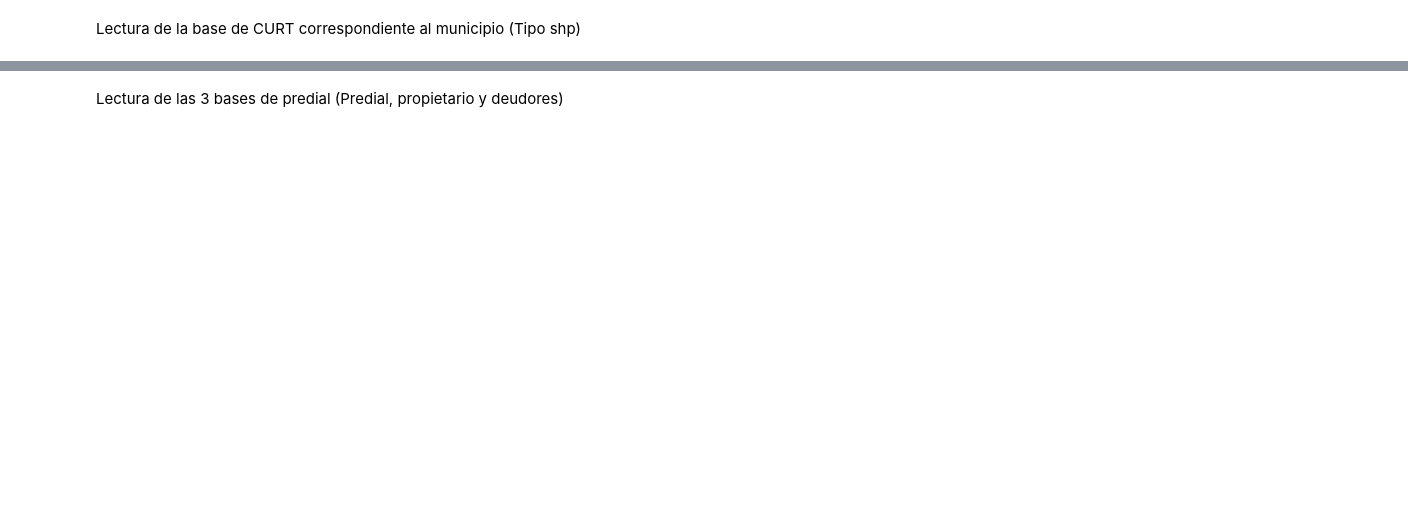
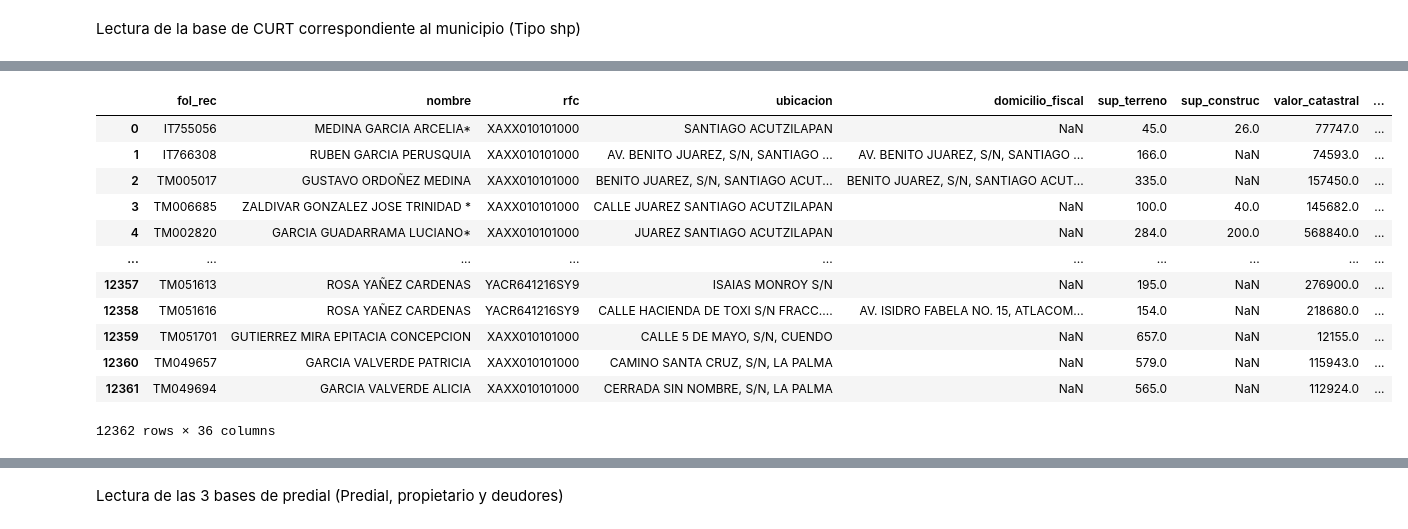
Before and after one commit to DiosLara/Newst_codes, a Jupyter notebook: preparacion_datos/copia_crucesxpredial.ipynb, the cells around one changed output, grey strips where cells are left out. Drawn from its saved outputs; the diff is of its cells as text; code cells hidden in the pictures; blank space fills up the shorter version.

```diff
--- a/preparacion_datos/copia_crucesxpredial.ipynb
+++ b/preparacion_datos/copia_crucesxpredial.ipynb
@@ -196,3 +427,24 @@ cruce_manzana
+# %%
+cruce_manzana = pd.merge(base_predial_n[['fol_rec', 'nombre', 'rfc', 'ubicacion', 'domicilio_fiscal',
+       'sup_terreno', 'sup_construc', 'valor_catastral', 'periodo',
+       'periodo_anual', 'fec_pago', 'importe', 'recargos', 'multas',
+       'descuento', 'fol_fisc_uuid', 'facturado', 'EJERCICIO_FISCAL',
+       'CLAVE_MANZ', 'CLAVE_PREDIO', 'CLAVE_CATASTRAL']], CURT_mun, left_on='CLAVE_MANZ', right_on='CLAVE_CATASTRAL', how='inner')
+cruce_manzana
+# %% [output]
+|  | fol_rec | nombre | rfc | ubicacion | domicilio_fiscal | sup_terreno | sup_construc | valor_catastral | ... |
+| 0 | IT755056 | MEDINA GARCIA ARCELIA* | XAXX010101000 | SANTIAGO ACUTZILAPAN | NaN | 45.0 | 26.0 | 77747.0 | ... |
+| 1 | IT766308 | RUBEN GARCIA PERUSQUIA | XAXX010101000 | AV. BENITO JUAREZ, S/N, SANTIAGO ... | AV. BENITO JUAREZ, S/N, SANTIAGO ... | 166.0 | NaN | 74593.0 | ... |
+| 2 | TM005017 | GUSTAVO ORDOÑEZ MEDINA | XAXX010101000 | BENITO JUAREZ, S/N, SANTIAGO ACUT... | BENITO JUAREZ, S/N, SANTIAGO ACUT... | 335.0 | NaN | 157450.0 | ... |
+| 3 | TM006685 | ZALDIVAR GONZALEZ JOSE TRINIDAD * | XAXX010101000 | CALLE JUAREZ SANTIAGO ACUTZILAPAN | NaN | 100.0 | 40.0 | 145682.0 | ... |
+| 4 | TM002820 | GARCIA GUADARRAMA LUCIANO* | XAXX010101000 | JUAREZ SANTIAGO ACUTZILAPAN | NaN | 284.0 | 200.0 | 568840.0 | ... |
+| ... | ... | ... | ... | ... | ... | ... | ... | ... | ... |
+| 12357 | TM051613 | ROSA YAÑEZ CARDENAS | YACR641216SY9 | ISAIAS MONROY S/N | NaN | 195.0 | NaN | 276900.0 | ... |
+| 12358 | TM051616 | ROSA YAÑEZ CARDENAS | YACR641216SY9 | CALLE HACIENDA DE TOXI S/N FRACC.... | AV. ISIDRO FABELA NO. 15, ATLACOM... | 154.0 | NaN | 218680.0 | ... |
+| 12359 | TM051701 | GUTIERREZ MIRA EPITACIA CONCEPCION | XAXX010101000 | CALLE 5 DE MAYO, S/N, CUENDO | NaN | 657.0 | NaN | 12155.0 | ... |
+| 12360 | TM049657 | GARCIA VALVERDE PATRICIA | XAXX010101000 | CAMINO SANTA CRUZ, S/N, LA PALMA | NaN | 579.0 | NaN | 115943.0 | ... |
+| 12361 | TM049694 | GARCIA VALVERDE ALICIA | XAXX010101000 | CERRADA SIN NOMBRE, S/N, LA PALMA | NaN | 565.0 | NaN | 112924.0 | ... |
+12362 rows × 36 columns
 # %%
 cruce_predial_manz = pd.concat([cruce_cat,cruce_manzana])
 cruce_predial_manz
```
Also changed, not shown: parts of 72 cells of this notebook.
